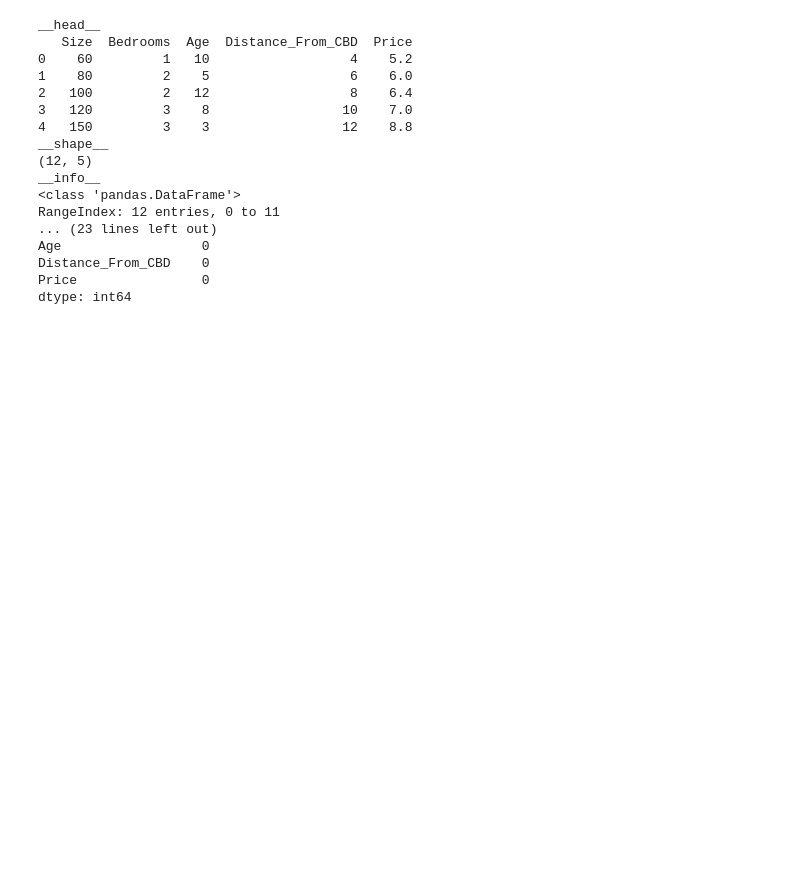
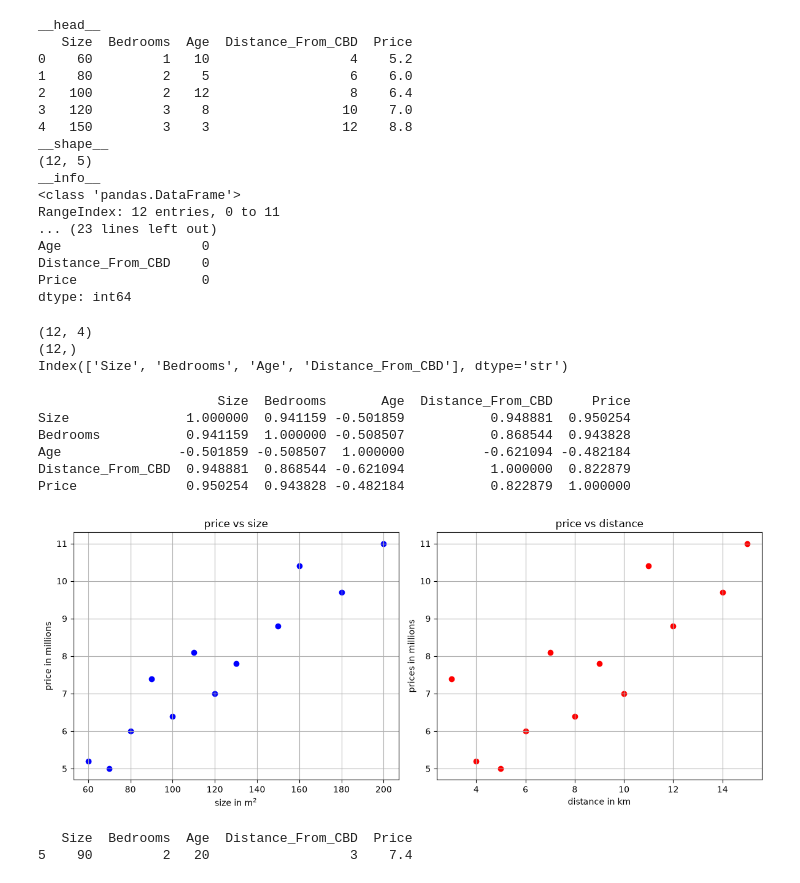
Before and after one commit to Hillaaaa/multiple-linear-regression, a Jupyter notebook: notebooks/01_inspect_houses_small.ipynb, the cells around one changed output. Cells and saved outputs as stored; diff of their text form; code cells hidden in the pictures; blank space fills up the shorter version.

```diff
--- a/notebooks/01_inspect_houses_small.ipynb
+++ b/notebooks/01_inspect_houses_small.ipynb
@@ -25,3 +29,45 @@ Age                  0
 Distance_From_CBD    0
 Price                0
 dtype: int64
+# %%
+X, y = select_features_target(df, "Price")
+print(X.shape)
+print(y.shape)
+print(X.columns)
+# %% [output]
+(12, 4)
+(12,)
+Index(['Size', 'Bedrooms', 'Age', 'Distance_From_CBD'], dtype='str')
+# %%
+print(df.corr())
+# %% [output]
+                       Size  Bedrooms       Age  Distance_From_CBD     Price
+Size               1.000000  0.941159 -0.501859           0.948881  0.950254
+Bedrooms           0.941159  1.000000 -0.508507           0.868544  0.943828
+Age               -0.501859 -0.508507  1.000000          -0.621094 -0.482184
+Distance_From_CBD  0.948881  0.868544 -0.621094           1.000000  0.822879
+Price              0.950254  0.943828 -0.482184           0.822879  1.000000
+# %%
+fig, axes = plt.subplots(nrows=1, ncols=2, figsize=(12, 5))
+
+axes[0].scatter(df["Size"], df["Price"], color="blue")
+axes[0].set_xlabel("size in m$^2$")
+axes[0].set_ylabel("price in millions")
+axes[0].set_title("price vs size")
+axes[0].grid(True)
+
+axes[1].scatter(df["Distance_From_CBD"], df["Price"], color="red")
+axes[1].set_xlabel("distance in km")
+axes[1].set_ylabel("prices in millions")
+axes[1].set_title("price vs distance")
+axes[1].grid(True)
+
+plt.tight_layout()
+plt.show()
+# %% [output]
+[figure, added]
+# %%
+print(df[df["Distance_From_CBD"]== 3])
+# %% [output]
+   Size  Bedrooms  Age  Distance_From_CBD  Price
+5    90         2   20                  3    7.4
```
Also changed, not shown: parts of 3 cells of this notebook, 1 other file.
